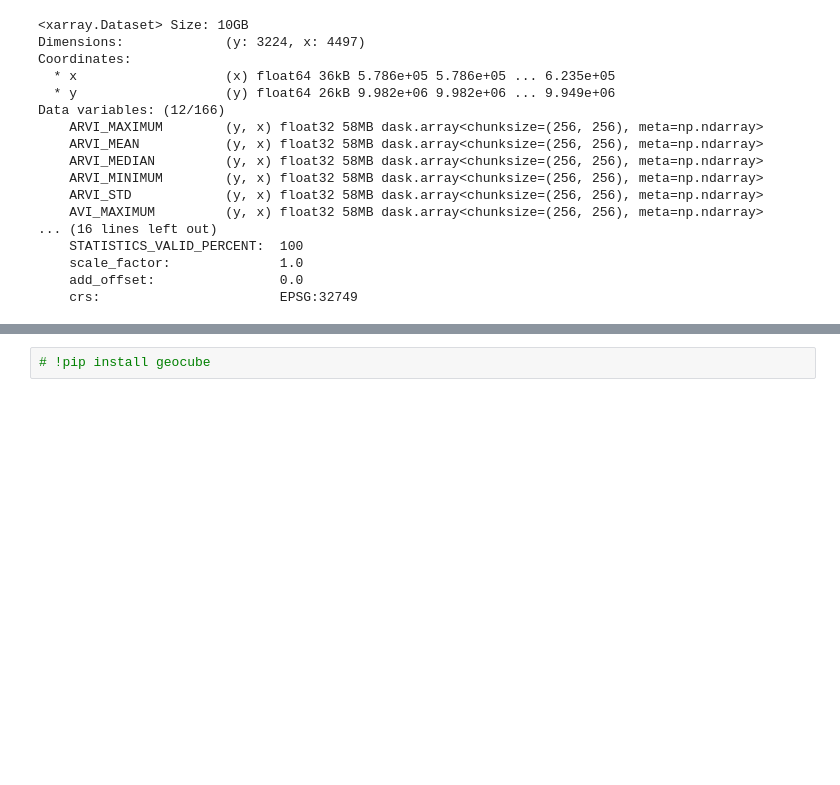
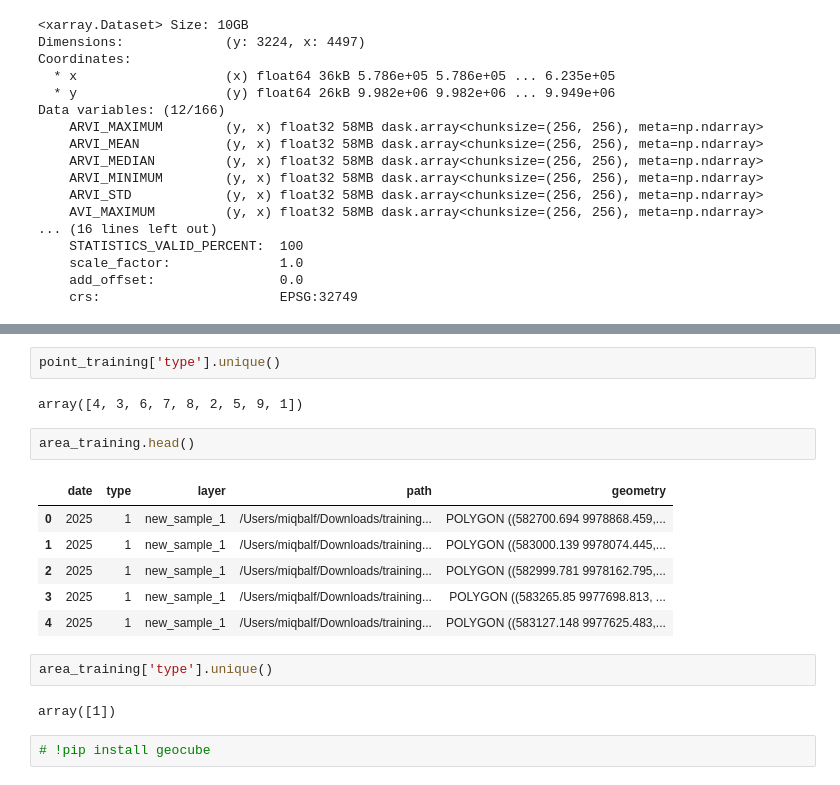
Before and after one commit to miqbalf/gis-carbon-ai, a Jupyter notebook: jupyter/notebooks/02u_ML_pl_catboost_lc.ipynb, the cells around one changed output, grey strips where cells are left out. Cells and saved outputs as stored; diff of their text form; blank space fills up the shorter version.

```diff
--- a/jupyter/notebooks/02u_ML_pl_catboost_lc.ipynb
+++ b/jupyter/notebooks/02u_ML_pl_catboost_lc.ipynb
@@ -435,3 +337,20 @@ array([ 0.      , 13.982111, 18.020155, 25.434084, 25.615625, 28.90297 ,
+# %%
+point_training['type'].unique()
+# %% [output]
+array([4, 3, 6, 7, 8, 2, 5, 9, 1])
+# %%
+area_training.head()
+# %% [output]
+|  | date | type | layer | path | geometry |
+| 0 | 2025 | 1 | new_sample_1 | /Users/miqbalf/Downloads/training... | POLYGON ((582700.694 9978868.459,... |
+| 1 | 2025 | 1 | new_sample_1 | /Users/miqbalf/Downloads/training... | POLYGON ((583000.139 9978074.445,... |
+| 2 | 2025 | 1 | new_sample_1 | /Users/miqbalf/Downloads/training... | POLYGON ((582999.781 9978162.795,... |
+| 3 | 2025 | 1 | new_sample_1 | /Users/miqbalf/Downloads/training... | POLYGON ((583265.85 9977698.813, ... |
+| 4 | 2025 | 1 | new_sample_1 | /Users/miqbalf/Downloads/training... | POLYGON ((583127.148 9977625.483,... |
+# %%
+area_training['type'].unique()
+# %% [output]
+array([1])
 # %%
 # !pip install geocube
 # %%
```
Also changed, not shown: parts of 80 cells of this notebook, 1 other file.
